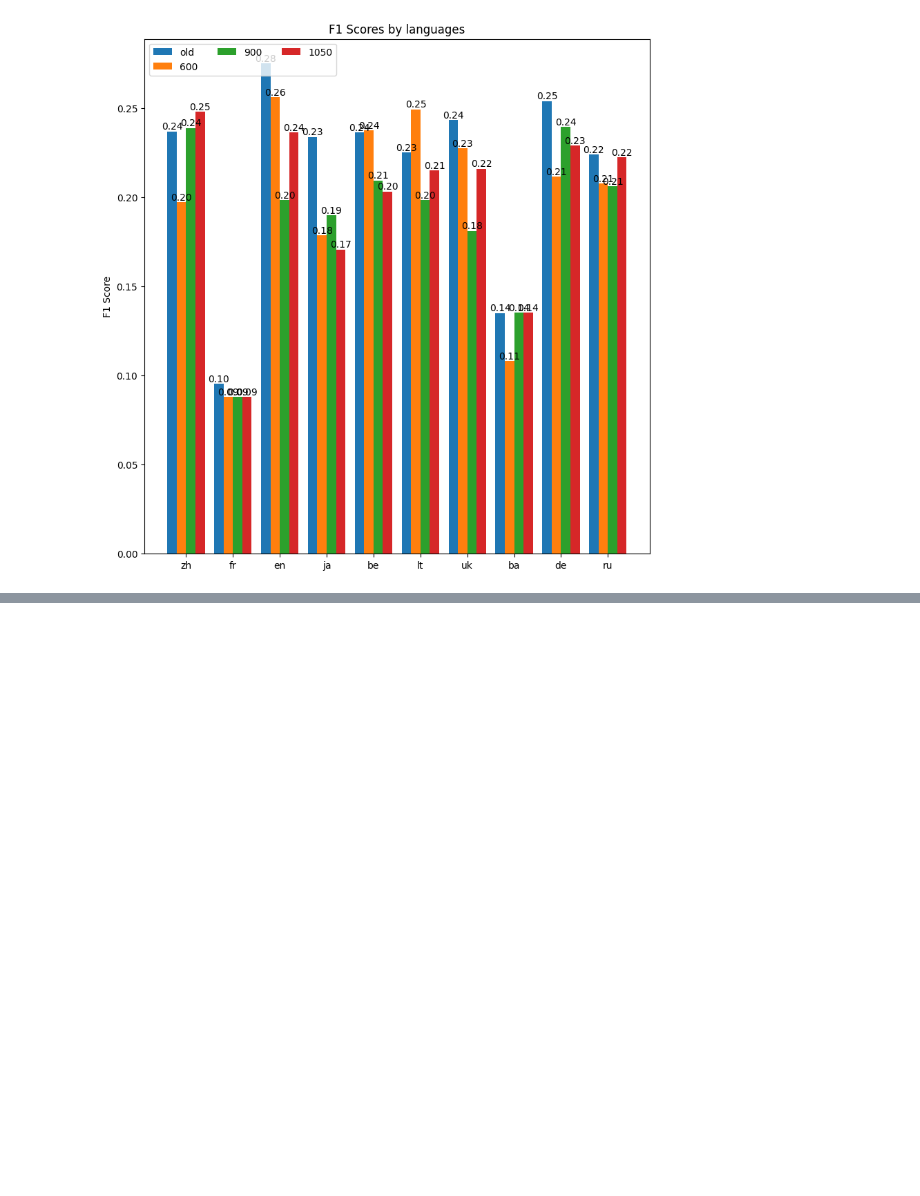
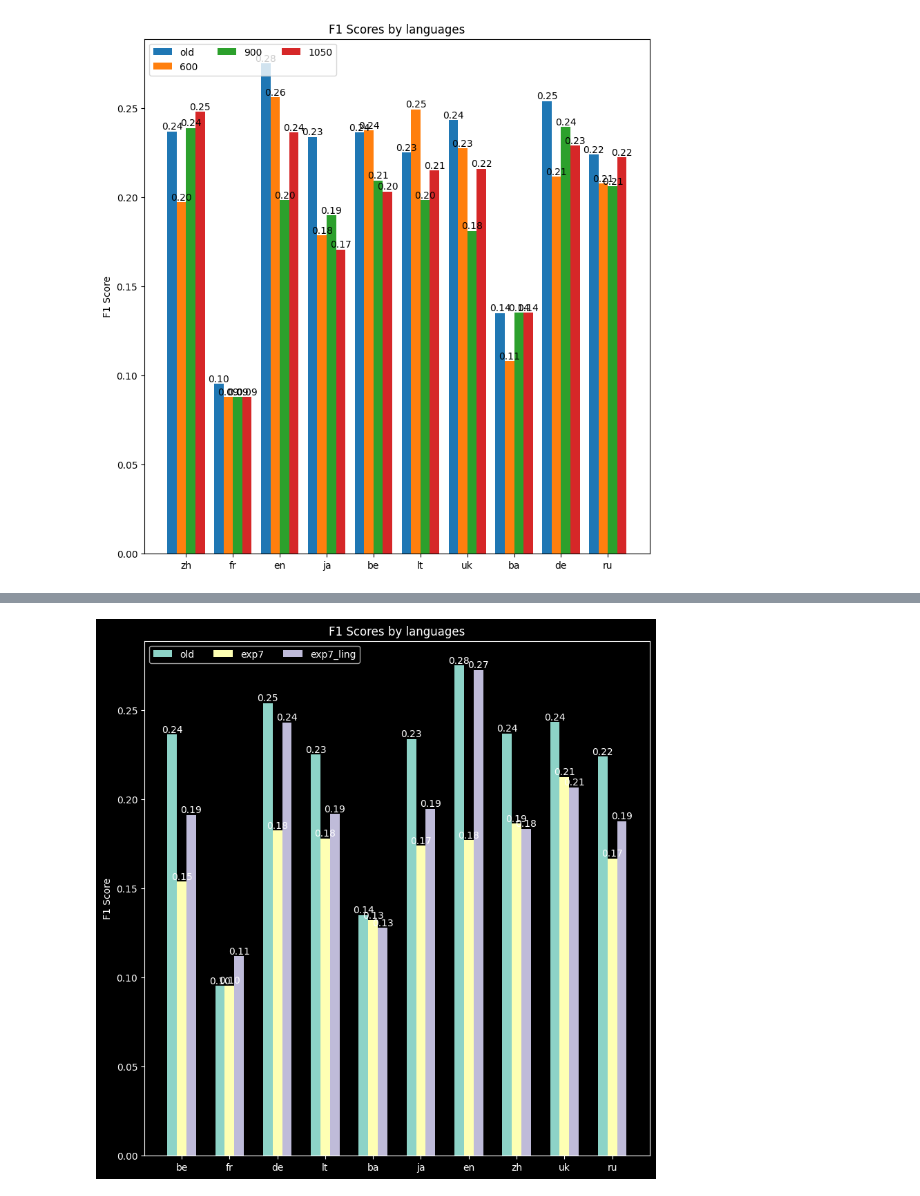
Before and after one commit to dice-group/MST5, a Jupyter notebook: notebooks/eval_results.ipynb, the cells around one changed output, grey strips where cells are left out. Saved outputs shown, nothing was run; the diff lists cells and outputs as text; code cells hidden in the pictures; blank space fills up the shorter version.

Commit message:
update_results

```diff
--- a/notebooks/eval_results.ipynb
+++ b/notebooks/eval_results.ipynb
@@ -662,0 +671,3 @@ plot({
+# %%
+exp7 = pd.read_csv("../gerbil_results/mt5-xl-lcquad-qald9plus.csv")
+exp7
@@ -662,0 +686,3 @@ plot({
+# %%
+exp7_ling = pd.read_csv("../gerbil_results/mt5-xl-lcquad-qald9plus-ling.csv")
+exp7_ling
@@ -662,0 +701,8 @@ plot({
+# %%
+plot({
+    "old": exp6_all,
+    "exp7": exp7,
+    "exp7_ling": exp7_ling,
+}, x_distance=2)
+# %% [output]
+[figure, added]
```
Also changed, not shown: parts of 4 cells of this notebook, 2 other files.
